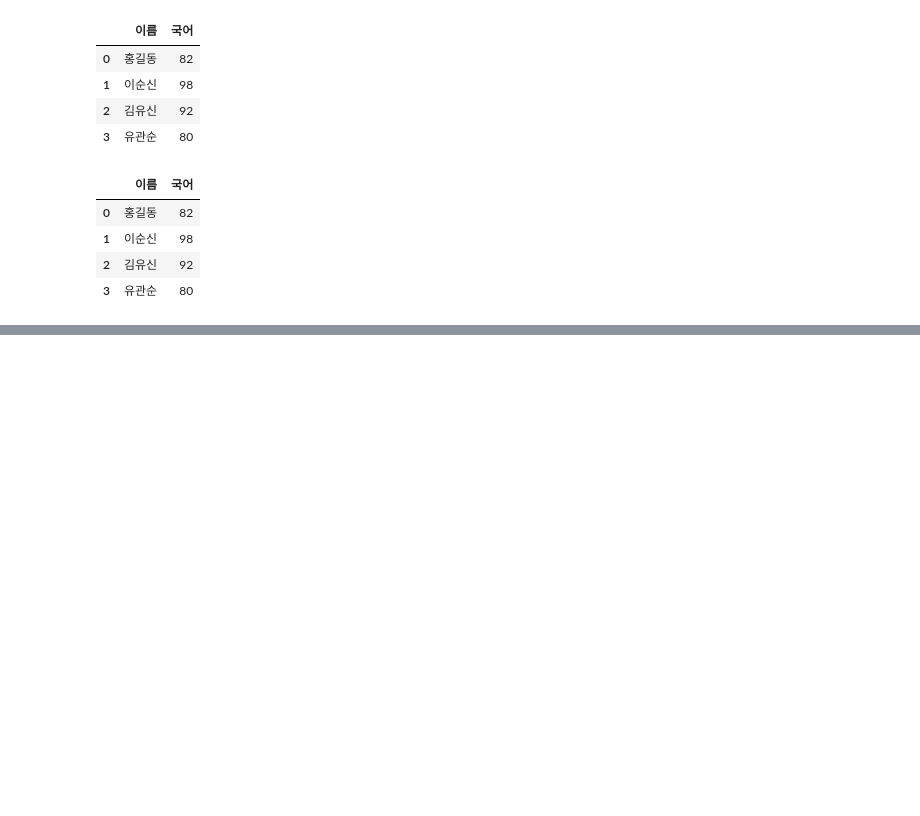
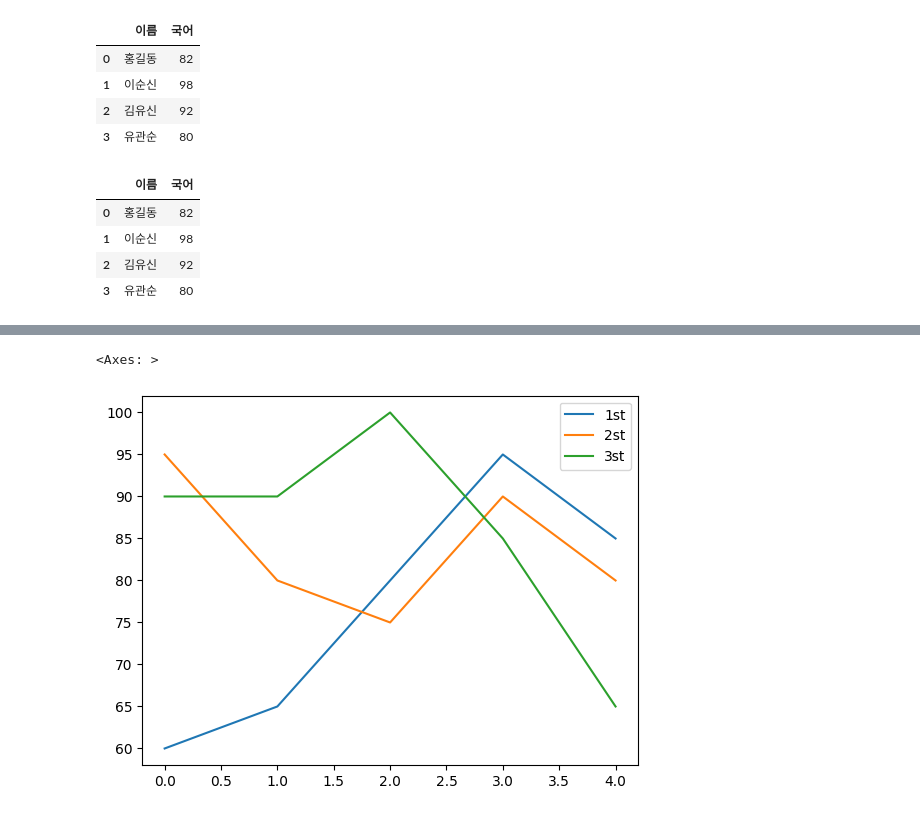
Before and after one commit to layla-focalors/AColab_Github_data_processing, a Jupyter notebook: Python_Pandas.ipynb, the cells around one changed output, grey strips where cells are left out. Saved outputs shown, nothing was run; the diff lists cells and outputs as text; code cells hidden in the pictures; blank space fills up the shorter version.

```diff
--- a/Python_Pandas.ipynb
+++ b/Python_Pandas.ipynb
@@ -106,0 +267,6 @@ df.loc[:, ['이름','국어']]
+# %%
+# 판다스 데이터 시각화
+scores = [[60,95,90], [65,80,90], [80,75,100], [95,90,85], [85,80,65]]
+subjects = ['1st', '2st', '3st']
+df = pd.DataFrame(scores, columns=subjects)
+df
@@ -106,0 +280,5 @@ df.loc[:, ['이름','국어']]
+# %%
+df.plot()
+# %% [output]
+<Axes: >
+[figure, added]
```
Also changed, not shown: parts of 26 cells of this notebook.
